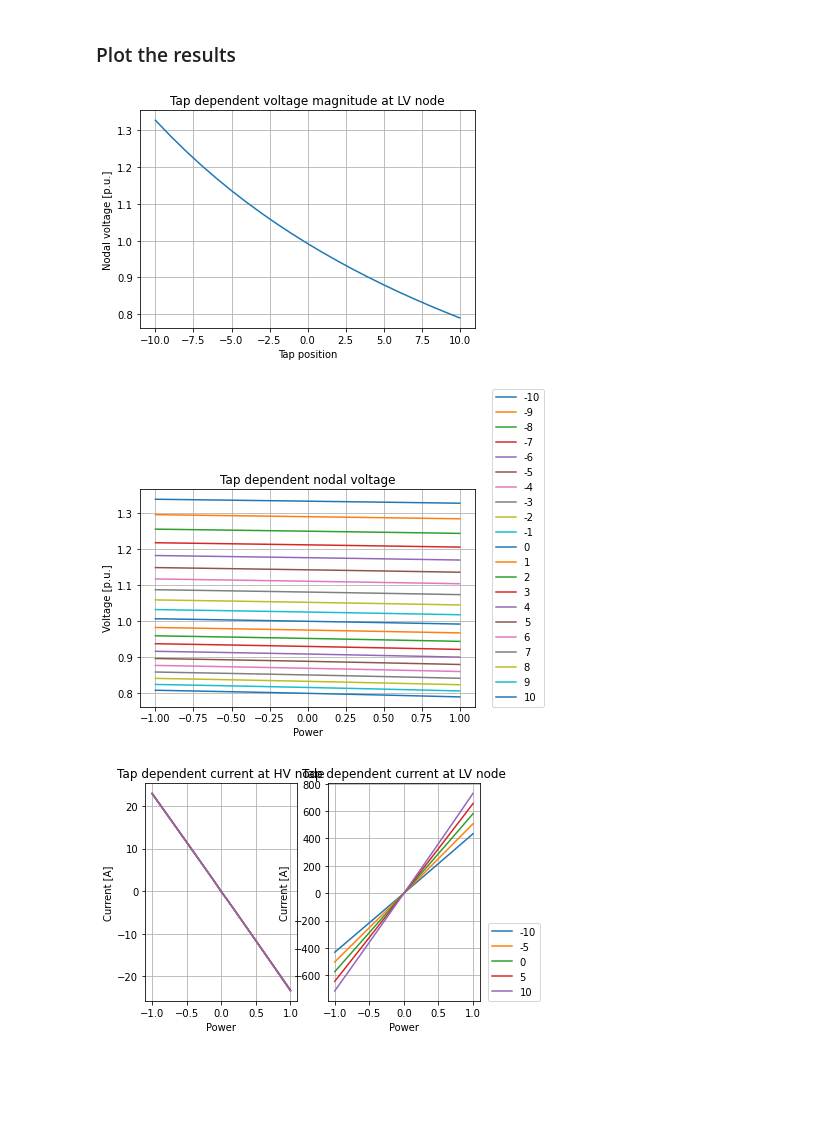
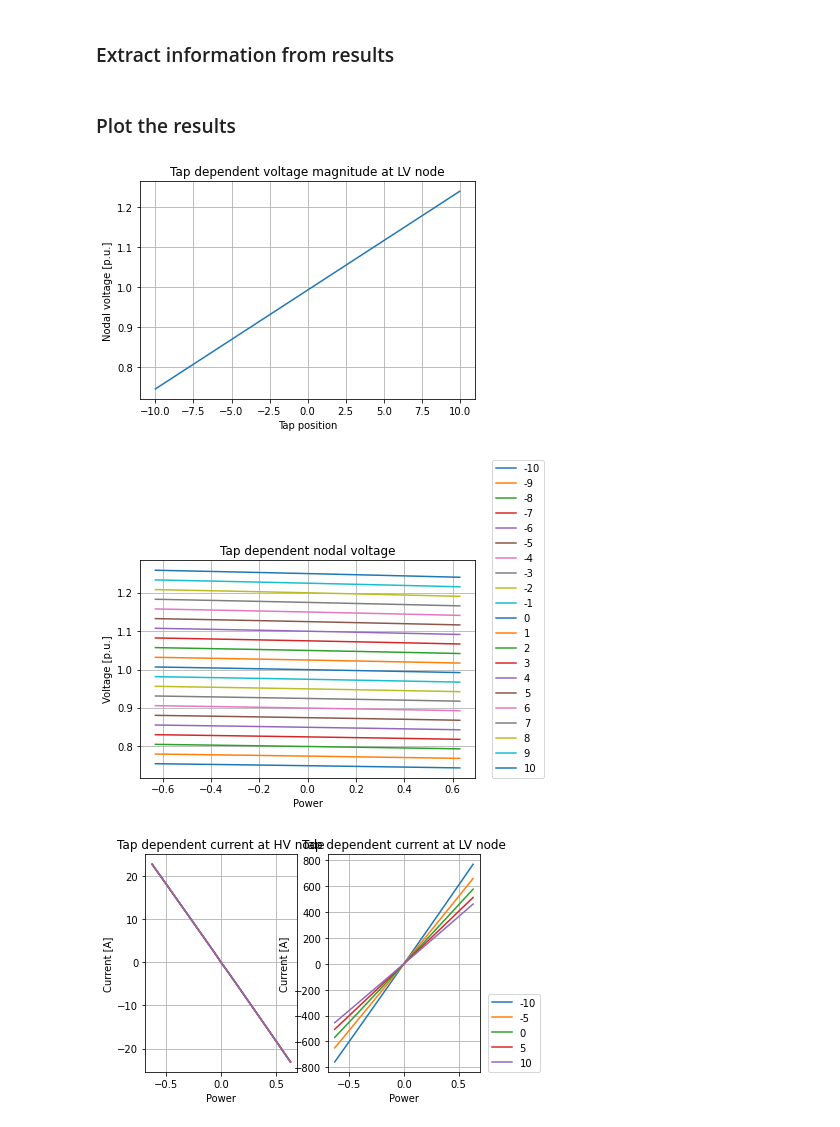
Before and after one commit to ckittl/transformerCalculationValidation, a Jupyter notebook: validation/pandapower/two_winding/TapLv.ipynb, the cells around one changed output. Saved outputs shown, nothing was run; the diff lists cells and outputs as text; code cells hidden in the pictures; blank space fills up the shorter version.

Commit message:
Updating result structure for pandapower results

```diff
--- a/validation/pandapower/two_winding/TapLv.ipynb
+++ b/validation/pandapower/two_winding/TapLv.ipynb
@@ -56,3 +84,18 @@ Pre-calculated results are available. Load them.
+# %% [markdown]
+### Extract information from results
+# %%
+p_lv_mw = []  # Power at low voltage node
+results_per_tap = {str(tap_pos): [] for tap_pos in tap_range}  # Voltage magnitude at low voltage node
+for result in results:
+    tap_pos = result['tap_pos']
+    idx = str(tap_pos)
+
+    # Only register the input values in one tap position
+    if tap_pos == 0:
+        p_lv_mw.append(result['p_lv'])
+
+    # Register nodal voltages and resulting joint power for all tap positions
+    results_per_tap[idx].append(result)
 # %% [markdown]
 ### Plot the results
 # %%
@@ -60,27 +103,25 @@ import matplotlib.pyplot as plt
 import numpy as np
 
 # Plot the tap dependent nodal voltage for a fully loaded transformer
-tap_range = range(tap_min, tap_max + 1)
 fig_tap_voltage_full, ax_tap_voltage_full = plt.subplots()
 ord_tap_voltage_full = []
 for tap_pos in tap_range:
-    ord_tap_voltage_full = ord_tap_voltage_full + list(map(lambda tpl: tpl['result'].v_pu,
-                                                           filter(lambda value: abs(value['p'] - p_max) < 1E-9,
-                                                                  results[str(tap_pos)])))
+    ord_tap_voltage_full = ord_tap_voltage_full + list(map(lambda tpl: tpl['result'].v_lv_pu,
+                                                           filter(lambda value: abs(value['p_lv'] - p_max * sr_mva) < 1E-9,
+                                                                  results_per_tap[str(tap_pos)])))
 ax_tap_voltage_full.plot(np.array(tap_range), np.array(ord_tap_voltage_full))
 ax_tap_voltage_full.grid()
 ax_tap_voltage_full.set(xlabel='Tap position', ylabel='Nodal voltage [p.u.]',
                         title='Tap dependent voltage magnitude at LV node')
 
-# Define abscissa range (active power)
-p_range = np.arange(p_min, p_max + p_step_size, p_step_size)
 # Plot the tap dependent voltage for each tap position
 fig_tap_voltage, ax = plt.subplots()
 for tap_pos in tap_range:
     # Extract all voltage magnitudes from results
-    v = list(map(lambda value: value['result'].v_pu, results[str(tap_pos)]))
+    v = list(map(lambda value: value['result'].v_lv_pu, results_per_tap[str(tap_pos)]))
+    x = np.array(p_lv_mw)
     y = np.array(v)
-    ax.plot(p_range, y, label=str(tap_pos))
+    ax.plot(x, y, label=str(tap_pos))
 
 ax.set(xlabel='Power', ylabel='Voltage [p.u.]',
        title='Tap dependent nodal voltage')
@@ -90,39 +131,39 @@ ax.legend(loc=(1.05, 0))
 # Plot the tap dependent port currents
 fig_tap_current, (ax_tap_current_hv, ax_tap_current_lv) = plt.subplots(1, 2)
 for tap_pos in [-10, -5, 0, 5, 10]:
     # Extract port currents from results
     i_hv = list(map(lambda value: value['result'].i_mag_hv_a if value['result'].i_ang_hv_degree > 90.0 or value[
-        'result'].i_ang_hv_degree < -90.0 else -value['result'].i_mag_hv_a, results[str(tap_pos)]))
+        'result'].i_ang_hv_degree < -90.0 else -value['result'].i_mag_hv_a, results_per_tap[str(tap_pos)]))
     i_lv = list(map(lambda value: value['result'].i_mag_lv_a if value['result'].i_ang_lv_degree > 90.0 or value[
-        'result'].i_ang_lv_degree < -90.0 else -value['result'].i_mag_lv_a, results[str(tap_pos)]))
-    ax_tap_current_hv.plot(p_range, np.array(i_hv))
-    ax_tap_current_lv.plot(p_range, np.array(i_lv), label=str(tap_pos))
+        'result'].i_ang_lv_degree < -90.0 else -value['result'].i_mag_lv_a, results_per_tap[str(tap_pos)]))
+    ax_tap_current_hv.plot(p_lv_mw, np.array(i_hv))
+    ax_tap_current_lv.plot(p_lv_mw, np.array(i_lv), label=str(tap_pos))
 
 ax_tap_current_hv.set(xlabel='Power', ylabel='Current [A]',
                       title='Tap dependent current at HV node')
 ax_tap_current_hv.grid()
 ax_tap_current_lv.set(xlabel='Power', ylabel='Current [A]',
                       title='Tap dependent current at LV node')
 ax_tap_current_lv.grid()
 ax_tap_current_lv.legend(loc=(1.05, 0))
 
 # Plot the voltage dependent port current at low voltage node
 fig_voltage_current, ax_voltage_current = plt.subplots()
 abscissa = []
 ordinate = []
 for tap_pos in tap_range:
     relevant_result = map(lambda tpl: tpl['result'],
-                          filter(lambda value: abs(value['p'] - p_max) < 1E-9, results[str(tap_pos)]))
+                          filter(lambda value: abs(value['p_lv'] - p_max * sr_mva) < 1E-9, results_per_tap[str(tap_pos)]))
     for result in relevant_result:
-        abscissa.append(result.v_pu)
+        abscissa.append(result.v_lv_pu)
         ordinate.append(result.i_mag_lv_a)
 ax_voltage_current.plot(np.array(abscissa), np.array(ordinate))
 ax_voltage_current.grid()
 ax_voltage_current.set(xlabel='Nodal Voltage [p.u.]', ylabel='Current [A]',
                        title='Voltage dependent current at LV node')
 
 plt.show()
 # %% [output]
-[figure, old version]
+[figure, new version]
-[figure, old version]
+[figure, new version]
-[figure, old version]
+[figure, new version]
```
Also changed, not shown: parts of 6 cells of this notebook, 4 other files.
